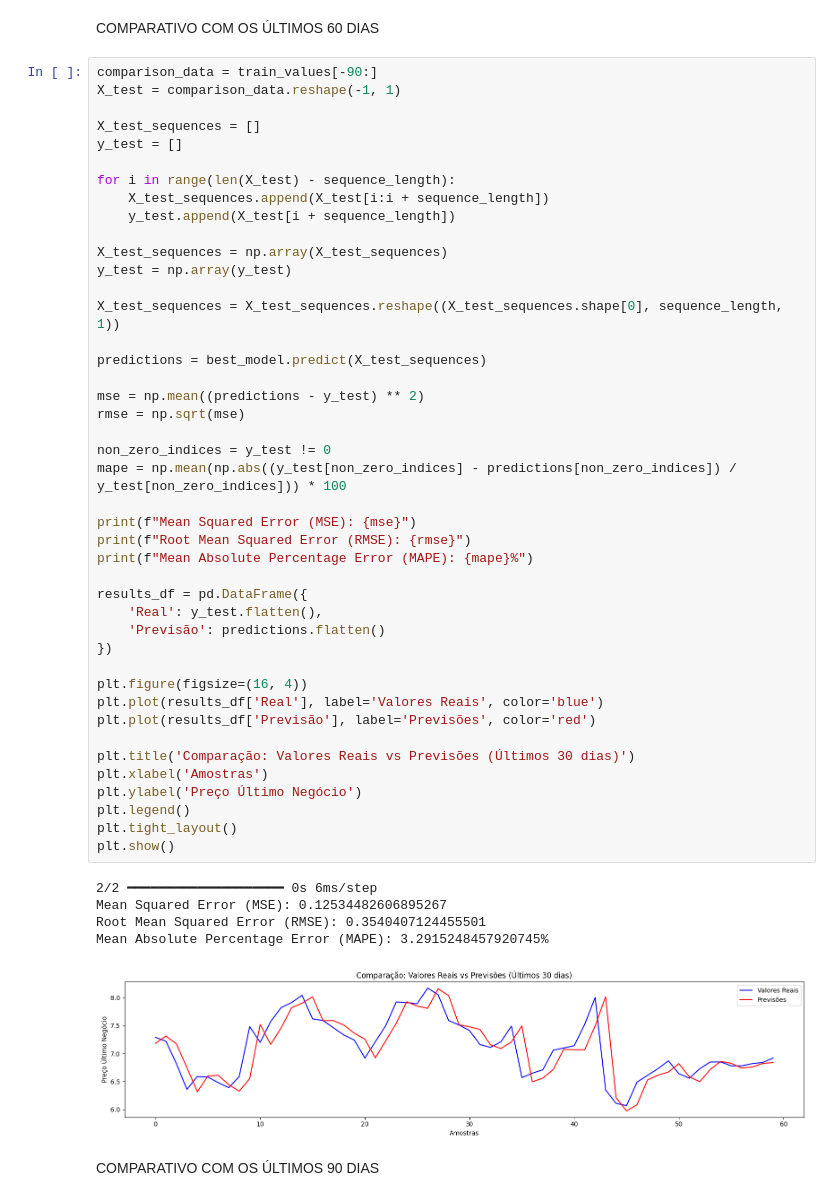
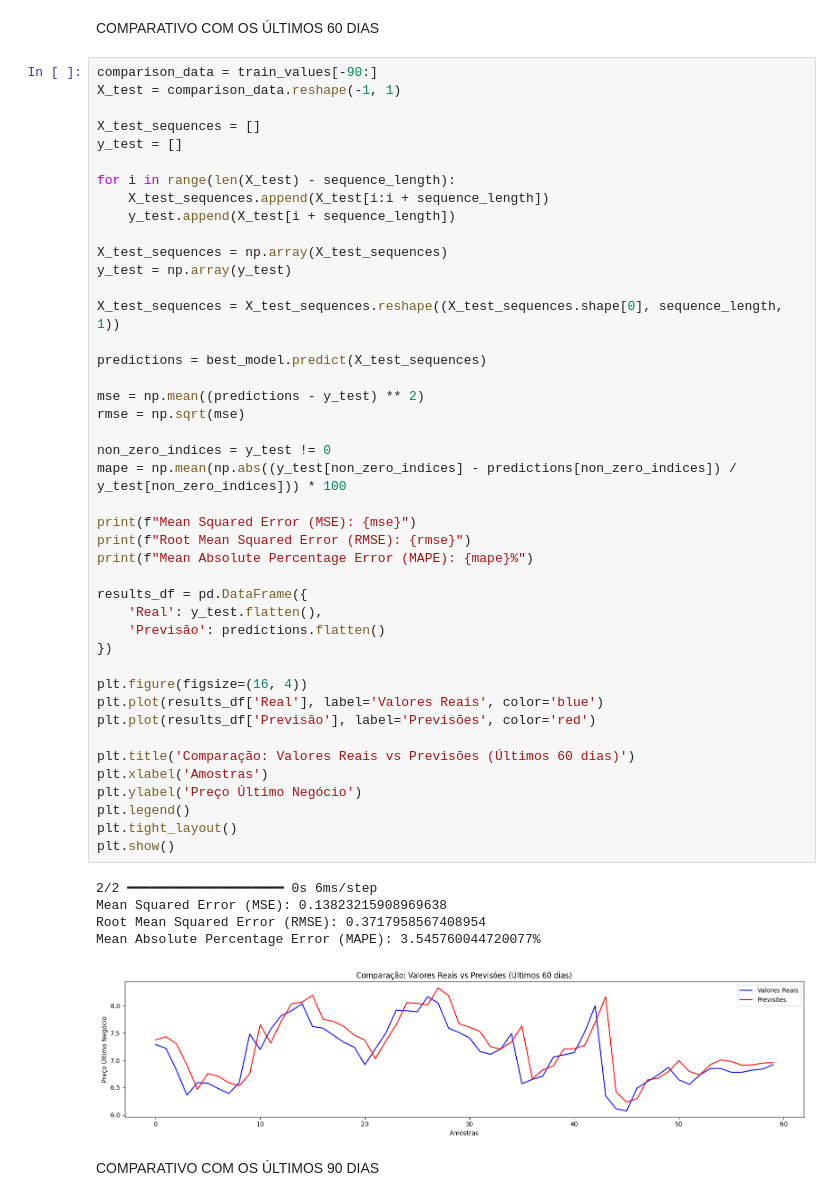
Before and after one commit to Cayros7k/pregao_forecasting, a Jupyter notebook: lstm_train/alt_lstm_posi3.ipynb, the cells around one changed output. Cells and saved outputs as stored; diff of their text form.

```diff
--- a/lstm_train/alt_lstm_posi3.ipynb
+++ b/lstm_train/alt_lstm_posi3.ipynb
@@ -182,38 +182,38 @@ y_test = np.array(y_test)
 X_test_sequences = X_test_sequences.reshape((X_test_sequences.shape[0], sequence_length, 1))
 
 predictions = best_model.predict(X_test_sequences)
 
 mse = np.mean((predictions - y_test) ** 2)
 rmse = np.sqrt(mse)
 
 non_zero_indices = y_test != 0
 mape = np.mean(np.abs((y_test[non_zero_indices] - predictions[non_zero_indices]) / y_test[non_zero_indices])) * 100
 
 print(f"Mean Squared Error (MSE): {mse}")
 print(f"Root Mean Squared Error (RMSE): {rmse}")
 print(f"Mean Absolute Percentage Error (MAPE): {mape}%")
 
 results_df = pd.DataFrame({
     'Real': y_test.flatten(),
     'Previsão': predictions.flatten()
 })
 
 plt.figure(figsize=(16, 4))
 plt.plot(results_df['Real'], label='Valores Reais', color='blue')
 plt.plot(results_df['Previsão'], label='Previsões', color='red')
 
-plt.title('Comparação: Valores Reais vs Previsões (Últimos 30 dias)')
+plt.title('Comparação: Valores Reais vs Previsões (Últimos 60 dias)')
 plt.xlabel('Amostras')
 plt.ylabel('Preço Último Negócio')
 plt.legend()
 plt.tight_layout()
 plt.show()
 # %% [output]
 2/2 ━━━━━━━━━━━━━━━━━━━━ 0s 6ms/step
-Mean Squared Error (MSE): 0.12534482606895267
-Root Mean Squared Error (RMSE): 0.3540407124455501
-Mean Absolute Percentage Error (MAPE): 3.2915248457920745%
+Mean Squared Error (MSE): 0.13823215908969638
+Root Mean Squared Error (RMSE): 0.3717958567408954
+Mean Absolute Percentage Error (MAPE): 3.545760044720077%
-[figure, old version]
+[figure, new version]
 # %% [markdown]
 COMPARATIVO COM OS ÚLTIMOS 90 DIAS
 # %%
```
Also changed, not shown: parts of 14 cells of this notebook.
